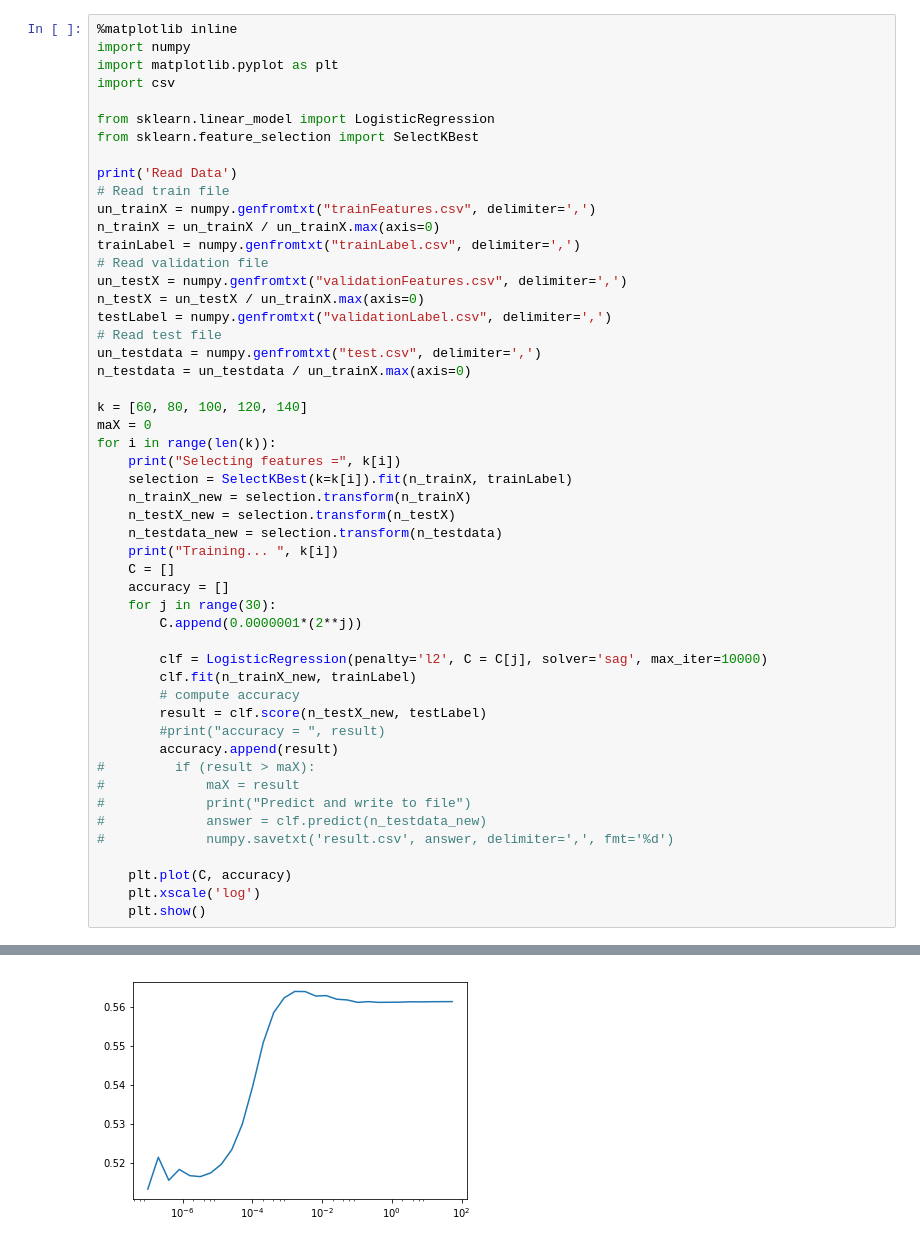
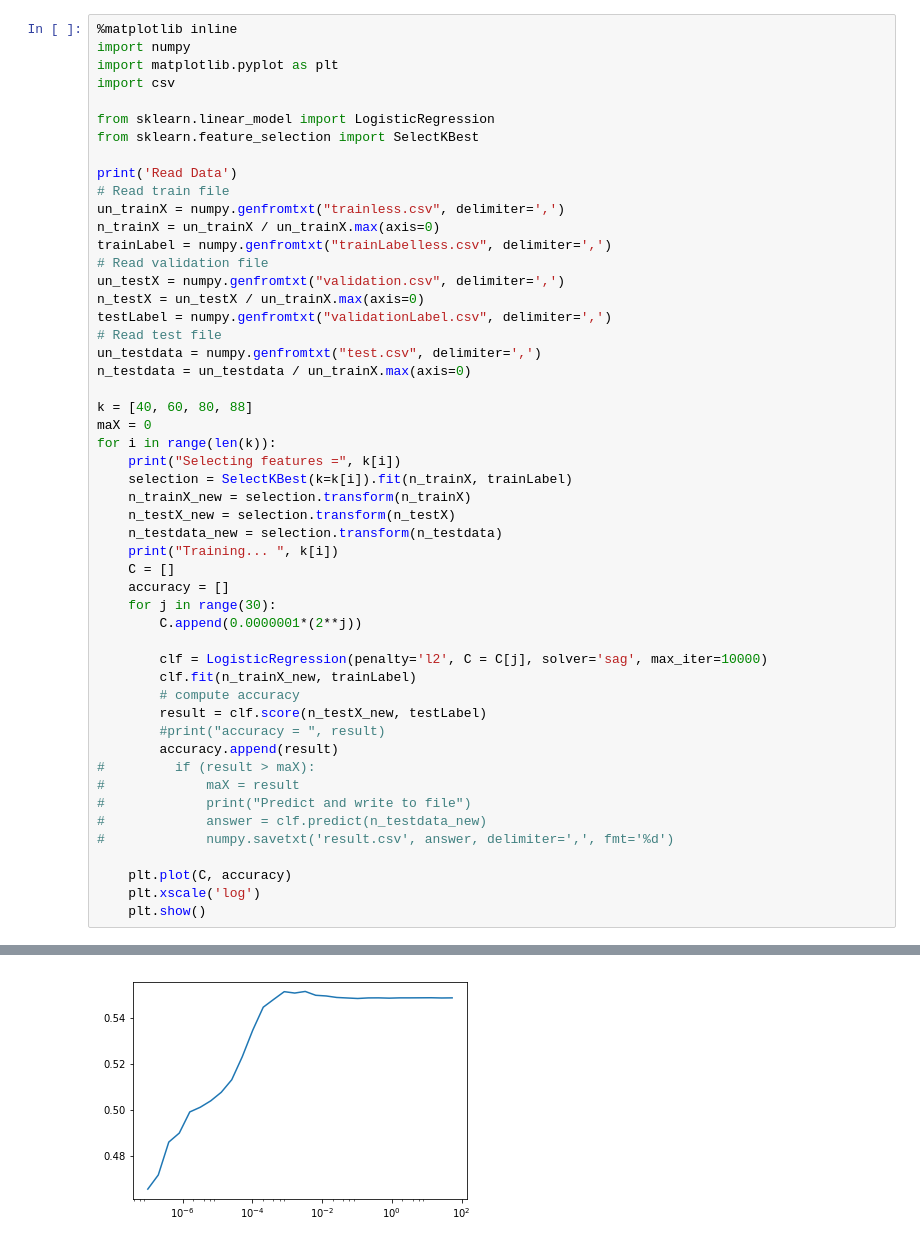
Before and after one commit to sunshine-syz/MachineLearingProject, a Jupyter notebook: LogisticRegression.ipynb, the cells around one changed output, grey strips where cells are left out. Saved outputs shown, nothing was run; the diff lists cells and outputs as text.

```diff
--- a/LogisticRegression.ipynb
+++ b/LogisticRegression.ipynb
@@ -9,18 +9,18 @@ from sklearn.feature_selection import SelectKBest
 
 print('Read Data')
 # Read train file
-un_trainX = numpy.genfromtxt("trainFeatures.csv", delimiter=',')
+un_trainX = numpy.genfromtxt("trainless.csv", delimiter=',')
 n_trainX = un_trainX / un_trainX.max(axis=0)
-trainLabel = numpy.genfromtxt("trainLabel.csv", delimiter=',')
+trainLabel = numpy.genfromtxt("trainLabelless.csv", delimiter=',')
 # Read validation file
-un_testX = numpy.genfromtxt("validationFeatures.csv", delimiter=',')
+un_testX = numpy.genfromtxt("validation.csv", delimiter=',')
 n_testX = un_testX / un_trainX.max(axis=0)
 testLabel = numpy.genfromtxt("validationLabel.csv", delimiter=',')
 # Read test file
 un_testdata = numpy.genfromtxt("test.csv", delimiter=',')
 n_testdata = un_testdata / un_trainX.max(axis=0)
 
-k = [60, 80, 100, 120, 140]
+k = [40, 60, 80, 88]
 maX = 0
 for i in range(len(k)):
     print("Selecting features =", k[i])
@@ -62 +62 @@ Training...  100
-[figure, old version]
+[figure, new version]
```
Also changed, not shown: parts of 1 cell of this notebook, 7 other files.
